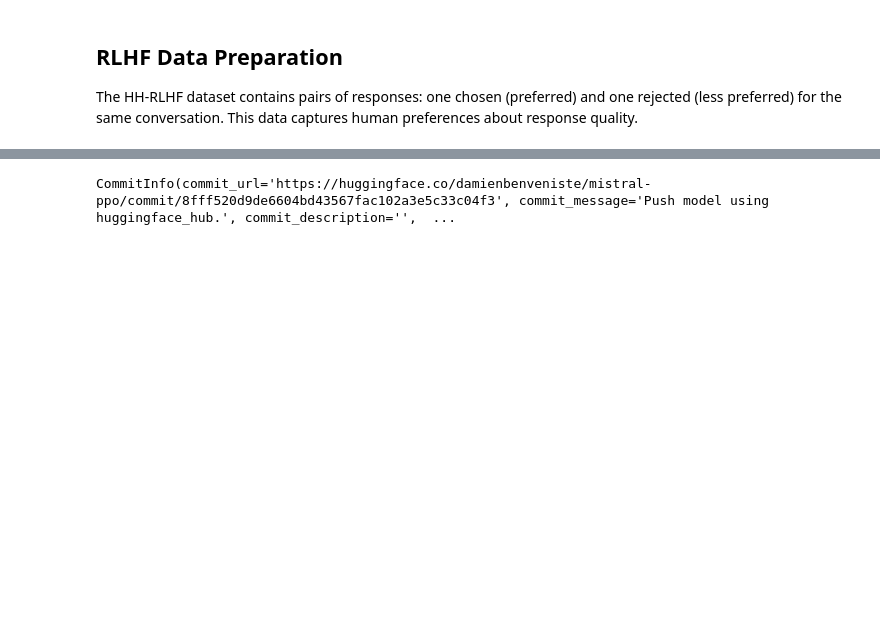
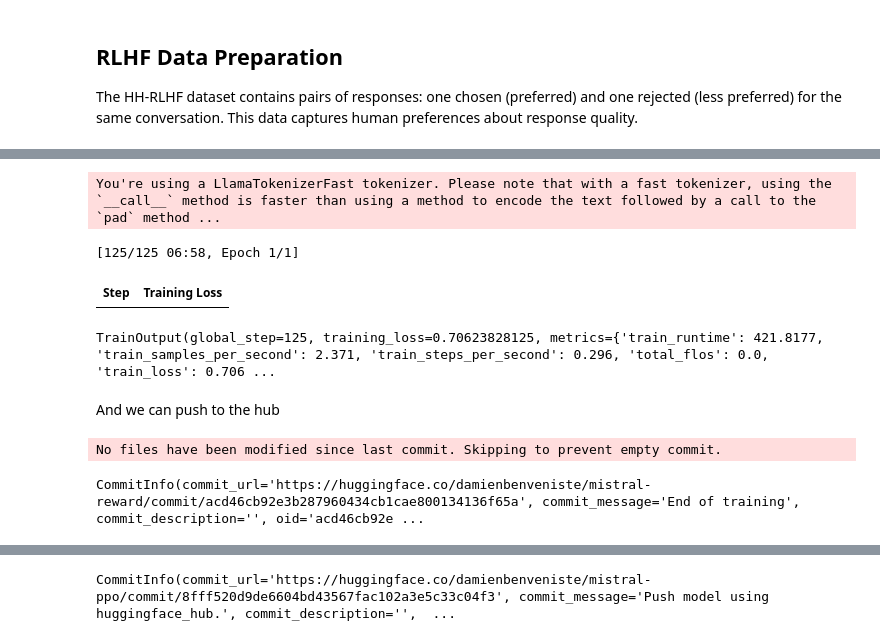
Before and after one commit to damienbenveniste/The-AiEdge-Code-Examples, a Jupyter notebook: code-examples/LLMs/Training-LLMS/training.ipynb, the cells around one changed output, grey strips where cells are left out. Cells and saved outputs as stored; diff of their text form; code cells hidden in the pictures; blank space fills up the shorter version.

```diff
--- a/code-examples/LLMs/Training-LLMS/training.ipynb
+++ b/code-examples/LLMs/Training-LLMS/training.ipynb
@@ -338,0 +488,7 @@ model.config.pad_token_id
+# %%
+from transformers import AutoModelForSequenceClassification, AutoTokenizer
+
+model_id = 'damienbenveniste/mistral-supervised'
+
+reward_model = AutoModelForSequenceClassification.from_pretrained(model_id, num_labels=1)
+tokenizer = AutoTokenizer.from_pretrained(model_id)
@@ -338,0 +520,30 @@ model.config.pad_token_id
+# %%
+from trl import RewardTrainer, RewardConfig
+
+reward_config = RewardConfig(
+    output_dir="mistral-reward",
+    num_train_epochs=1,
+    push_to_hub=True,
+    report_to="none",
+)
+
+trainer = RewardTrainer(
+    model=reward_model,
+    args=reward_config,
+    train_dataset=tokenized_data,
+    processing_class=tokenizer
+)
+
+trainer.train()
+# %% [output]
+You're using a LlamaTokenizerFast tokenizer. Please note that with a fast tokenizer, using the `__call__` method is faster than using a method to encode the text followed by a call to the `pad` method ...
+[125/125 06:58, Epoch 1/1]
+| Step | Training Loss |
+TrainOutput(global_step=125, training_loss=0.70623828125, metrics={'train_runtime': 421.8177, 'train_samples_per_second': 2.371, 'train_steps_per_second': 0.296, 'total_flos': 0.0, 'train_loss': 0.706 ...
+# %% [markdown]
+And we can push to the hub
+# %%
+trainer.push_to_hub()
+# %% [output]
+No files have been modified since last commit. Skipping to prevent empty commit.
+CommitInfo(commit_url='https://huggingface.co/damienbenveniste/mistral-reward/commit/acd46cb92e3b287960434cb1cae800134136f65a', commit_message='End of training', commit_description='', oid='acd46cb92e ...
```
Also changed, not shown: parts of 128 cells of this notebook.
